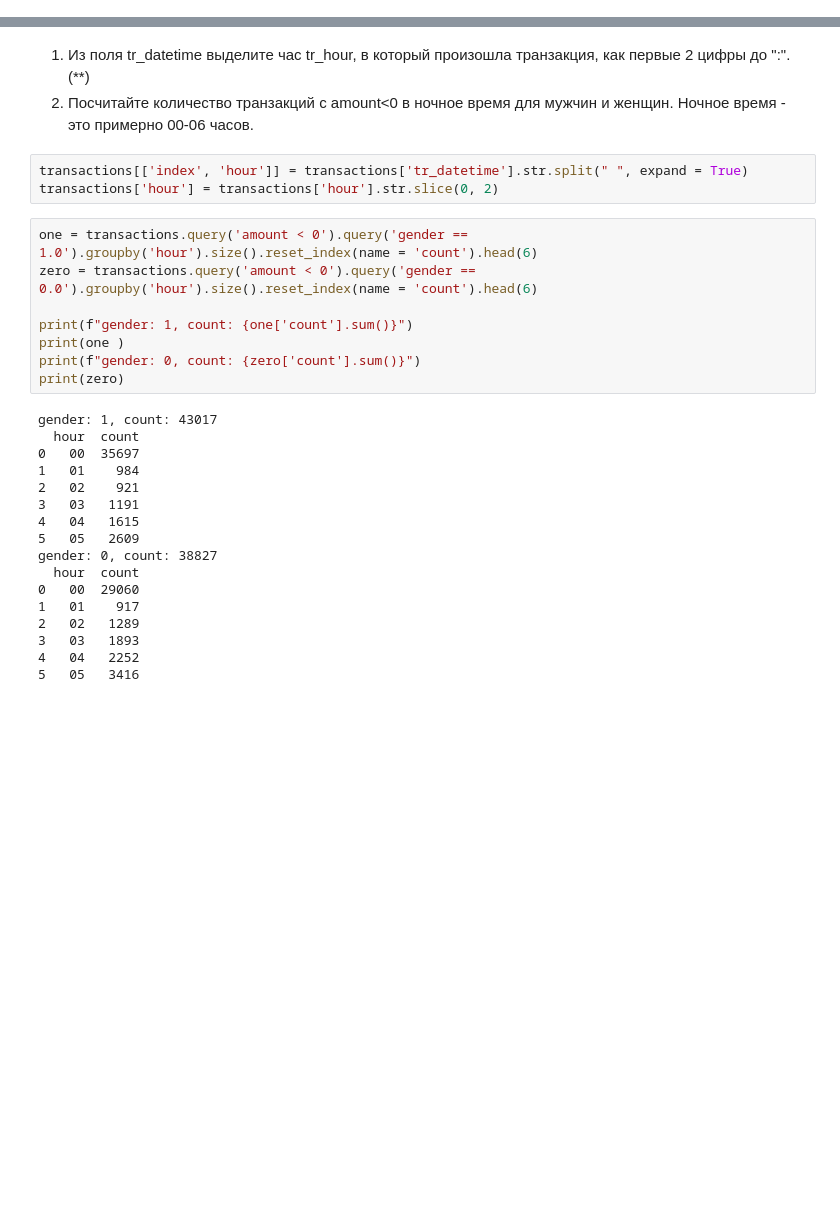
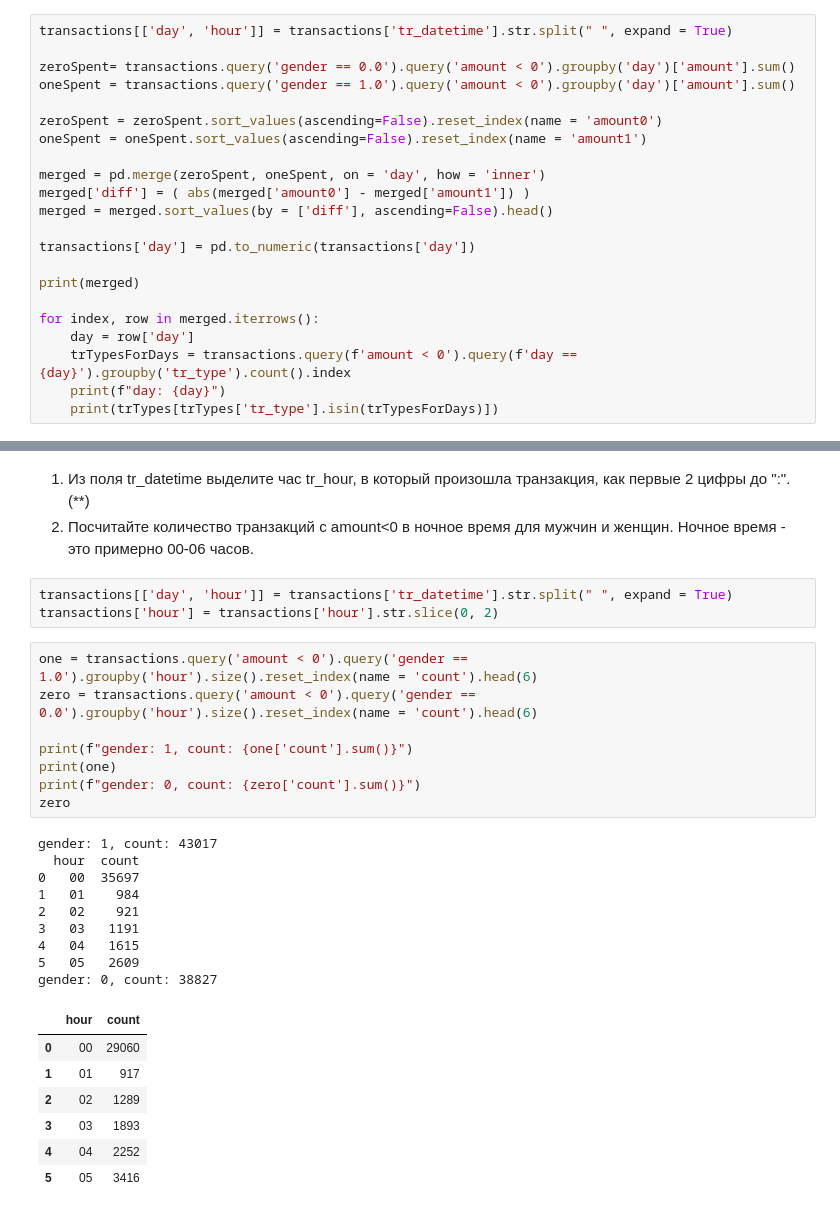
Before and after one commit to BugPersonality/ML, a Jupyter notebook: Lab2Dubov.ipynb, the cells around one changed output, grey strips where cells are left out. Drawn from its saved outputs; the diff is of its cells as text; blank space fills up the shorter version.

```diff
--- a/Lab2Dubov.ipynb
+++ b/Lab2Dubov.ipynb
@@ -223,0 +239,22 @@ Income diff: 63366.57104801461
+# %%
+transactions[['day', 'hour']] = transactions['tr_datetime'].str.split(" ", expand = True)
+
+zeroSpent= transactions.query('gender == 0.0').query('amount < 0').groupby('day')['amount'].sum()
+oneSpent = transactions.query('gender == 1.0').query('amount < 0').groupby('day')['amount'].sum()
+
+zeroSpent = zeroSpent.sort_values(ascending=False).reset_index(name = 'amount0')
+oneSpent = oneSpent.sort_values(ascending=False).reset_index(name = 'amount1')
+
+merged = pd.merge(zeroSpent, oneSpent, on = 'day', how = 'inner')
+merged['diff'] = ( abs(merged['amount0'] - merged['amount1']) )
+merged = merged.sort_values(by = ['diff'], ascending=False).head()
+
+transactions['day'] = pd.to_numeric(transactions['day'])
+
+print(merged)
+
+for index, row in merged.iterrows():
+    day = row['day']
+    trTypesForDays = transactions.query(f'amount < 0').query(f'day == {day}').groupby('tr_type').count().index
+    print(f"day: {day}")
+    print(trTypes[trTypes['tr_type'].isin(trTypesForDays)])
@@ -306,30 +361,30 @@ print(merged)
 1. Из поля tr_datetime выделите час tr_hour, в который произошла транзакция, как первые 2 цифры до ":". (\**)
 2. Посчитайте количество транзакций с amount<0 в ночное время для мужчин и женщин. Ночное время - это примерно 00-06 часов.
 # %%
-transactions[['index', 'hour']] = transactions['tr_datetime'].str.split(" ", expand = True)
+transactions[['day', 'hour']] = transactions['tr_datetime'].str.split(" ", expand = True)
 transactions['hour'] = transactions['hour'].str.slice(0, 2)
 # %%
 one = transactions.query('amount < 0').query('gender == 1.0').groupby('hour').size().reset_index(name = 'count').head(6)
 zero = transactions.query('amount < 0').query('gender == 0.0').groupby('hour').size().reset_index(name = 'count').head(6)
 
 print(f"gender: 1, count: {one['count'].sum()}")
-print(one )
+print(one)
 print(f"gender: 0, count: {zero['count'].sum()}")
-print(zero)
+zero
 # %% [output]
 gender: 1, count: 43017
   hour  count
 0   00  35697
 1   01    984
 2   02    921
 3   03   1191
 4   04   1615
 5   05   2609
 gender: 0, count: 38827
-  hour  count
-0   00  29060
-1   01    917
-2   02   1289
-3   03   1893
-4   04   2252
-5   05   3416
+|  | hour | count |
+| 0 | 00 | 29060 |
+| 1 | 01 | 917 |
+| 2 | 02 | 1289 |
+| 3 | 03 | 1893 |
+| 4 | 04 | 2252 |
+| 5 | 05 | 3416 |
```
Also changed, not shown: parts of 3 cells of this notebook.
